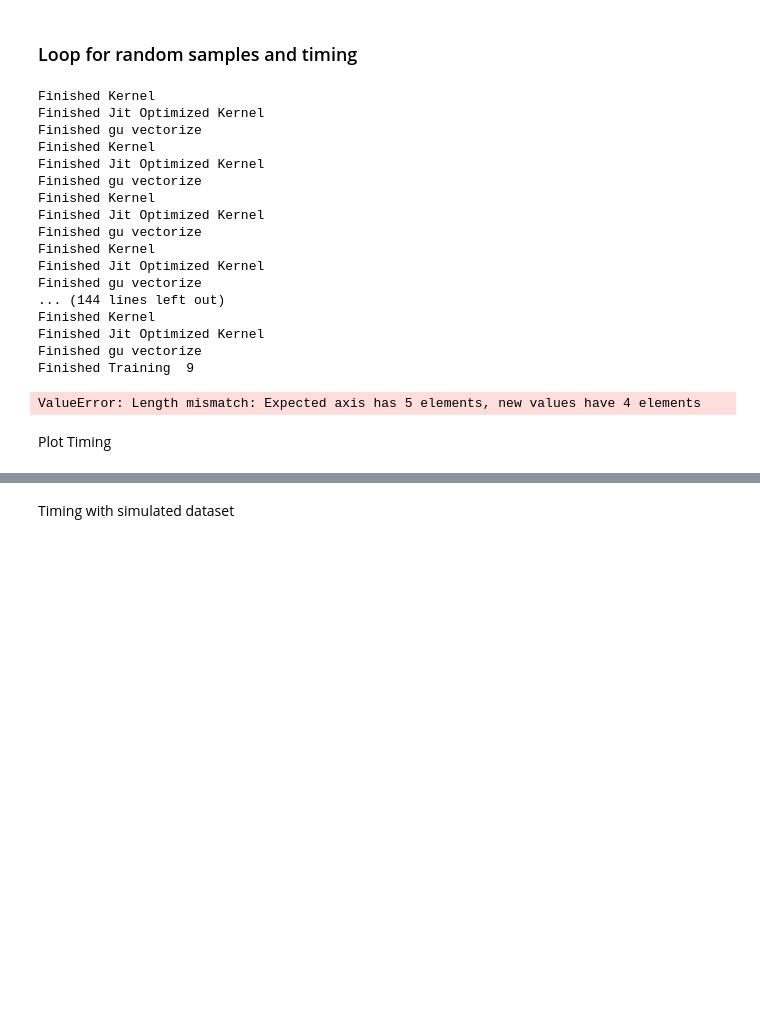
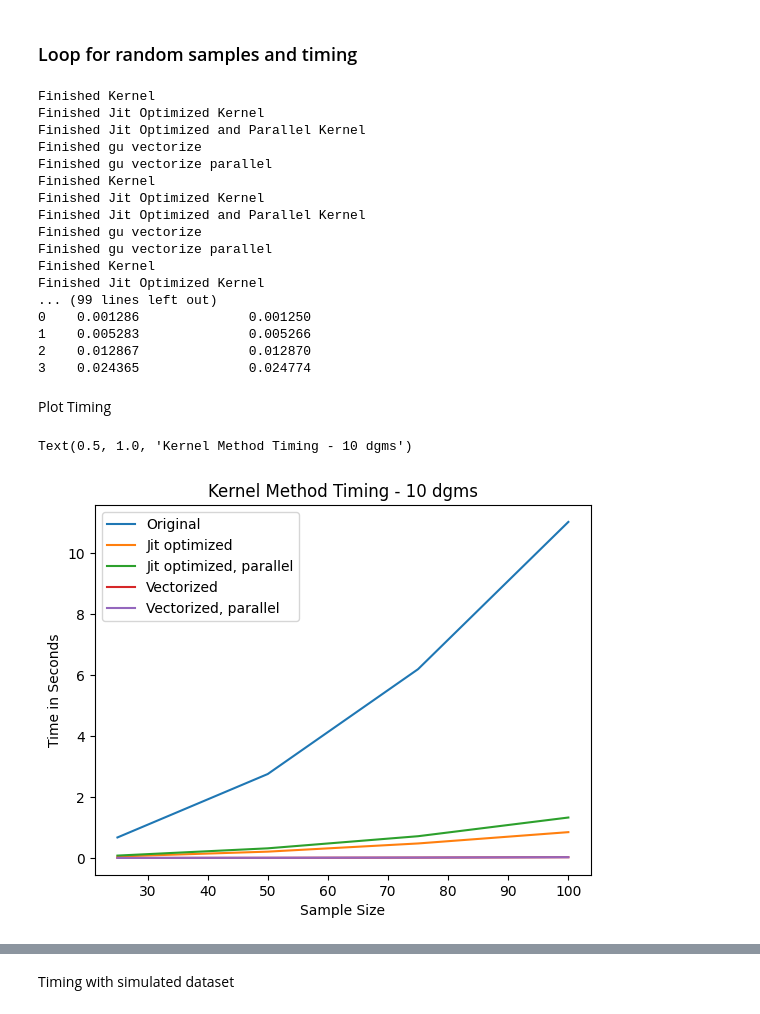
Before and after one commit to TeaspoonTDA/teaspoon, a Jupyter notebook: notebooks/ml_methods_timing_kernel.ipynb, the cells around one changed output, grey strips where cells are left out. Cells and saved outputs as stored; diff of their text form; code cells hidden in the pictures; blank space fills up the shorter version.

```diff
--- a/notebooks/ml_methods_timing_kernel.ipynb
+++ b/notebooks/ml_methods_timing_kernel.ipynb
@@ -290,72 +336,78 @@ X_train_features_gu = guvectorize_kernel(train, dummy, .3)
 ### Loop for random samples and timing
 # %%
 seed = [0,1,2,3,4]
-train_size = [.001, .0025, .005, .0075, .01, .0125, .015, .02, .05, .1]
+train_size = [25, 50, 75, 100]
 n = len(train_size)
-timing = np.zeros((n,4))
+timing10 = np.zeros((n,6))
 for i in range(0,n):
     for j in seed:
-        dgms_train, dgms_test = train_test_split_sklearn(mnist, 'labels', train_size = train_size[i], seed=j)
-        xdgm0_train = np.array(dgms_train['zero_dim_rtl'])
-        timing[i,0] += len(xdgm0_train)
+        dgms = np.array(dgms_10[0:train_size[i]])
+        timing10[i,0] += len(dgms)
 
         start = time.time()
-        X_train_features = kernel_features(xdgm0_train, s = .3)
+        X_train_features = kernel_features(dgms, s = .3)
         end = time.time()-start
-        timing[i,1] +=end
+        timing10[i,1] +=end
         print("Finished Kernel")
 
         start = time.time()
-        train, dummy_train, dummy = reshape_persistence_diagrams(xdgm0_train)
+        train, dummy_train, dummy = reshape_persistence_diagrams(dgms)
         X_train_features = optimized_kernel_features(train, dummy_train, s = .3)
         end = time.time()-start
-        timing[i,2] +=end
+        timing10[i,2] +=end
         print("Finished Jit Optimized Kernel")
 
-        # start = time.time()
-        # train, dummy_train, dummy = reshape_persistence_diagrams(xdgm0_train)
-        # result1 = parallel_optimized_kernel_features(train, dummy_train, .3)
-        # end = time.time()-start
-        # timing[i,3] +=end
-        # print("Finished Jit Optimized and Parallel Kernel")
+        start = time.time()
+        train, dummy_train, dummy = reshape_persistence_diagrams(dgms)
+        result1 = parallel_optimized_kernel_features(train, dummy_train, .3)
+        end = time.time()-start
+        timing10[i,3] +=end
+        print("Finished Jit Optimized and Parallel Kernel")
 
         start = time.time()
-        train, dummy_train, dummy = reshape_persistence_diagrams(xdgm0_train)
+        train, dummy_train, dummy = reshape_persistence_diagrams(dgms)
         X_train_features_gu = guvectorize_kernel(train, dummy, .3)
         end = time.time()-start
-        timing[i,3] +=end
+        timing10[i,4] +=end
         print("Finished gu vectorize")
 
-        # start = time.time()
-        # train, dummy_train, dummy = reshape_persistence_diagrams(xdgm0_train)
-        # X_train_features_gu = parallel_gu_vectorize(train, dummy, .3)
-        # end = time.time()-start
-        # timing[i,4] +=end
-        # print("Finished gu vectorize parallel")
+        start = time.time()
+        train, dummy_train, dummy = reshape_persistence_diagrams(dgms)
+        X_train_features_gu = parallel_gu_vectorize(train, dummy, .3)
+        end = time.time()-start
+        timing10[i,5] +=end
+        print("Finished gu vectorize parallel")
 
     print("Finished Training ", i)
-timing = pd.DataFrame(timing/5)
-timing.columns=['Observations', 'Original', 'Jit optimized', 'Vectorized']
-print(timing)
+timing10 = pd.DataFrame(timing10/5)
+timing10.columns=['Observations', 'Original', 'Jit optimized', 'Jit optimized, parallel', 'Vectorized', 'Vectorized, parallel']
+print(timing10)
 # %% [output]
 Finished Kernel
 Finished Jit Optimized Kernel
+Finished Jit Optimized and Parallel Kernel
 Finished gu vectorize
+Finished gu vectorize parallel
 Finished Kernel
 Finished Jit Optimized Kernel
+Finished Jit Optimized and Parallel Kernel
 Finished gu vectorize
+Finished gu vectorize parallel
 Finished Kernel
 Finished Jit Optimized Kernel
-Finished gu vectorize
-Finished Kernel
-Finished Jit Optimized Kernel
-Finished gu vectorize
-... (144 lines left out)
-Finished Kernel
-Finished Jit Optimized Kernel
-Finished gu vectorize
-Finished Training  9
+... (99 lines left out)
+0    0.001286              0.001250
+1    0.005283              0.005266
+2    0.012867              0.012870
+3    0.024365              0.024774
-ValueError: Length mismatch: Expected axis has 5 elements, new values have 4 elements
 # %% [markdown]
 Plot Timing
+# %%
+t = timing10.plot(x='Observations')
+t.set_xlabel("Sample Size")
+t.set_ylabel("Time in Seconds")
+t.set_title("Kernel Method Timing - 10 dgms")
+# %% [output]
+Text(0.5, 1.0, 'Kernel Method Timing - 10 dgms')
+[figure, added]
 # %%
```
Also changed, not shown: parts of 30 cells of this notebook, 6 other files.
